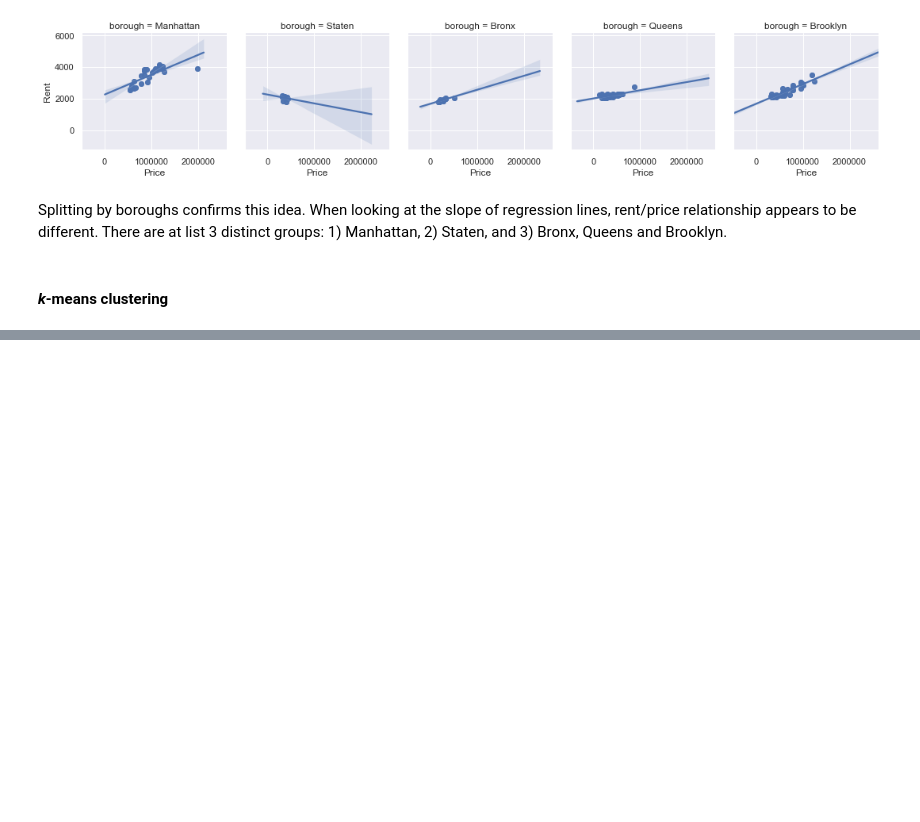
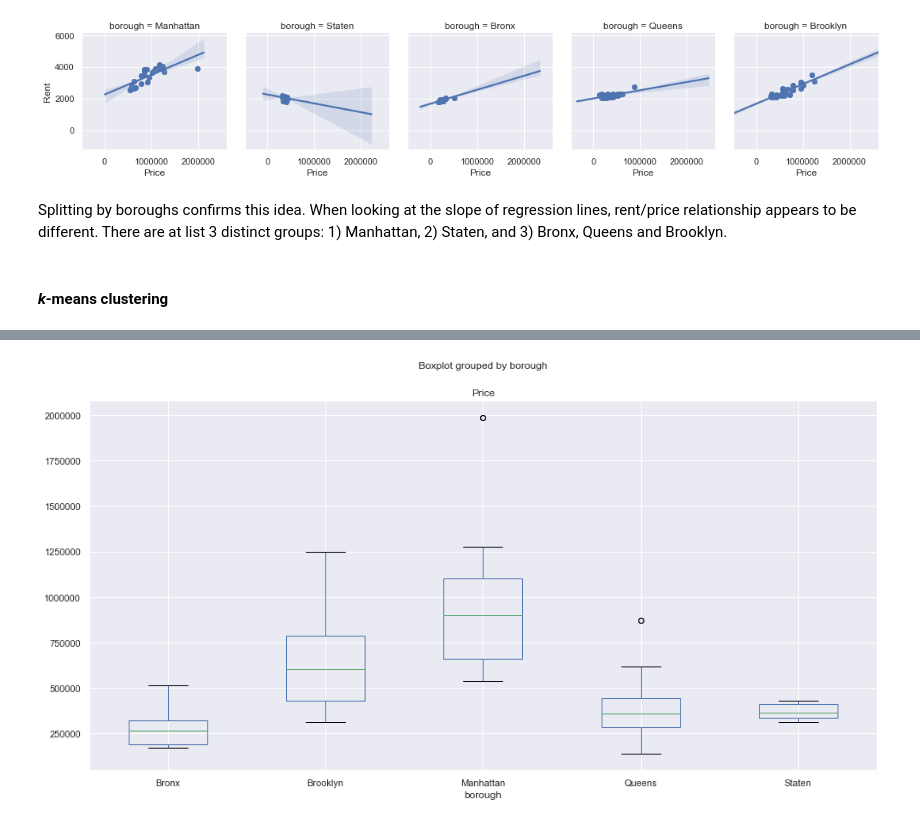
Before and after one commit to allaccountstaken/predicting_urban_home_values, a Jupyter notebook: Predicting Home Values Using Venues.ipynb, the cells around one changed output, grey strips where cells are left out. Cells and saved outputs as stored; diff of their text form; code cells hidden in the pictures; blank space fills up the shorter version.

```diff
--- a/Predicting Home Values Using Venues.ipynb
+++ b/Predicting Home Values Using Venues.ipynb
@@ -194,3 +195,7 @@ plt.show()
 Splitting by boroughs confirms this idea. When looking at the slope of regression lines, rent/price relationship appears to be different. There are at list 3 distinct groups: 1) Manhattan, 2) Staten,  and 3) Bronx, Queens and Brooklyn.
 # %% [markdown]
 #### *k*-means clustering
+# %%
+k_means = KMeans(init="k-means++", n_clusters=3, n_init=12)
+X = df_nyc_prices_rents[['Price', 'Rent']]
+k_means.fit(X)
@@ -196,0 +213,3 @@ Splitting by boroughs confirms this idea. When looking at the slope of regressio
+# %%
+labels = k_means.labels_
+labels
@@ -196,0 +229,3 @@ Splitting by boroughs confirms this idea. When looking at the slope of regressio
+# %%
+df_nyc_prices_rents["Cluster"] = labels
+df_nyc_prices_rents.head(5)
@@ -196,0 +247,6 @@ Splitting by boroughs confirms this idea. When looking at the slope of regressio
+# %%
+#df_nyc_prices_rents.groupby('Cluster').boxplot()
+ax = df_nyc_prices_rents.boxplot(column='Price', by='borough', figsize=(16, 8), rot=0)
+#ax = sample_listings_df.boxplot(column='Profitability', by='Zipcode', figsize=(16, 8), rot=90)
+# %% [output]
+[figure, added]
```
Also changed, not shown: parts of 9 cells of this notebook.
